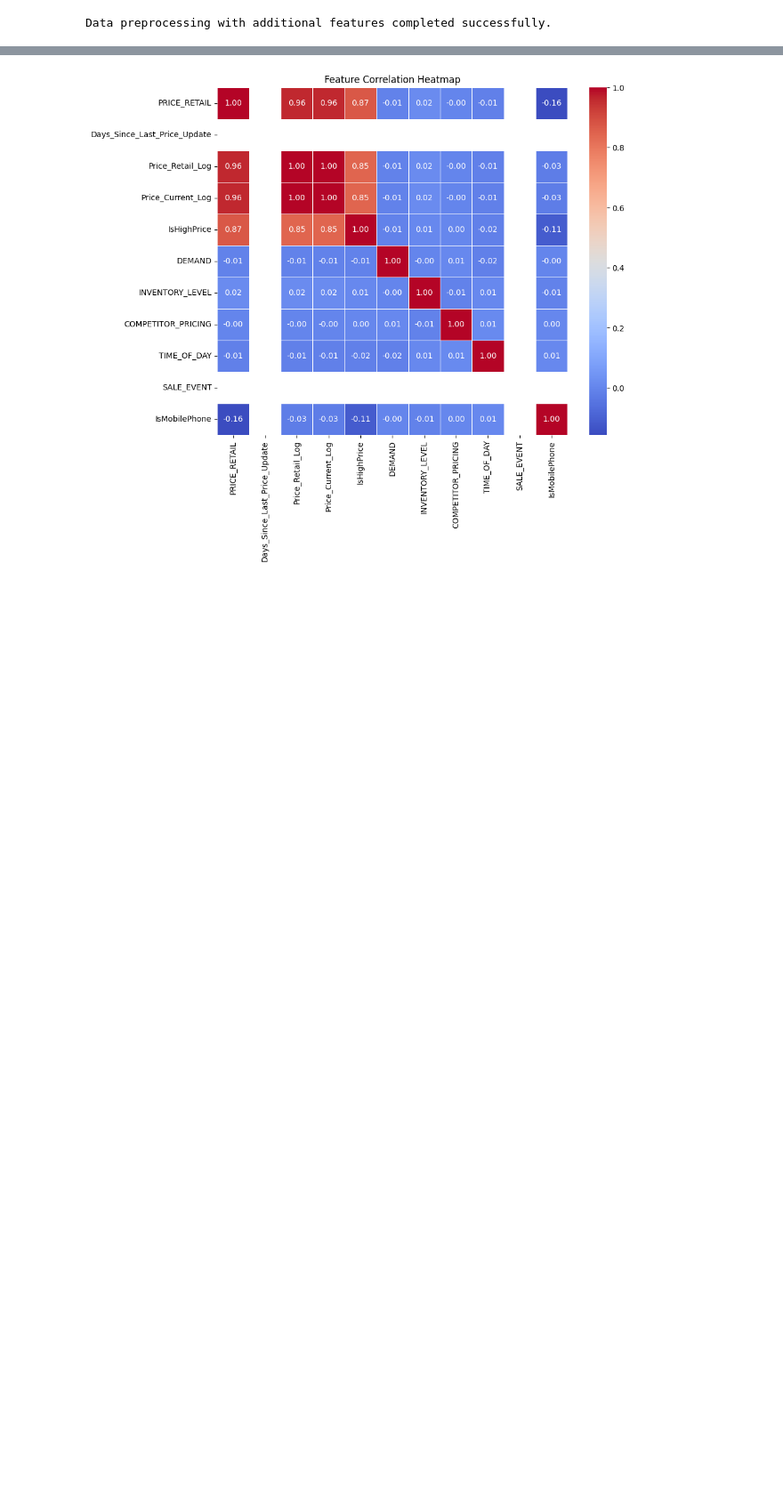
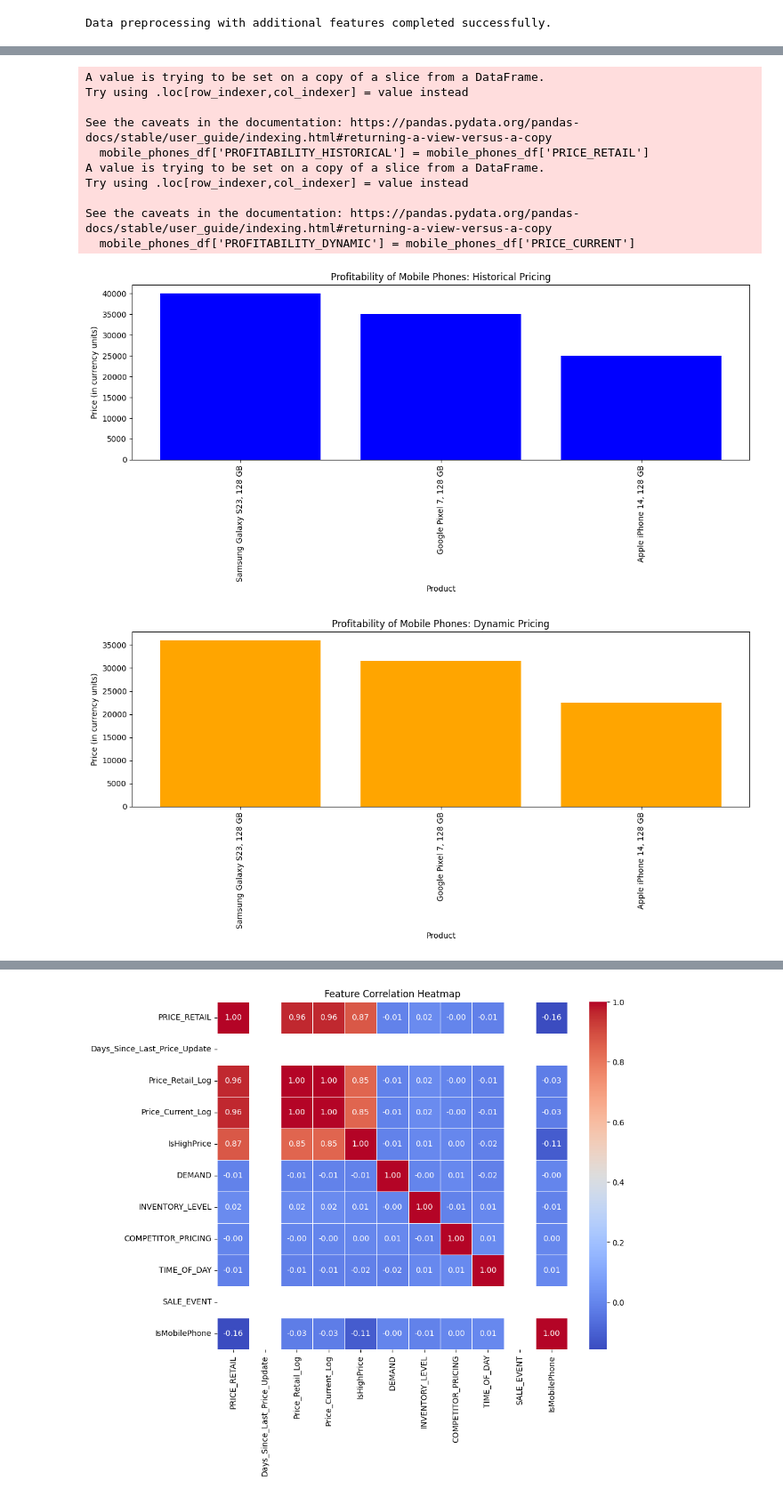
Before and after one commit to sundeepmuddana/DEVCODEEDUR, a Jupyter notebook: sundeepdhamodhar.ipynb, the cells around one changed output, grey strips where cells are left out. Shown at 89% size. Cells and saved outputs as stored; diff of their text form; code cells hidden in the pictures; blank space fills up the shorter version.

```diff
--- a/sundeepdhamodhar.ipynb
+++ b/sundeepdhamodhar.ipynb
@@ -290,0 +261,55 @@ fig2.show()
+# %%
+import pandas as pd
+import matplotlib.pyplot as plt
+
+# Load the generated CSV file
+df = pd.read_csv('retail_large_sample_data_with_features.csv')
+
+# Convert 'RunDate' to datetime
+df['RunDate'] = pd.to_datetime(df['RunDate'])
+
+# Apply a 10% discount during the SALE_EVENT
+df.loc[df['SALE_EVENT'] == 'Festive Offer', 'PRICE_CURRENT'] *= 0.9
+
+# Apply an additional 10% discount on Saturdays
+df.loc[df['DAY_OF_WEEK'] == 'Saturday', 'PRICE_CURRENT'] *= 0.9
+
+# Filter data for the 'Mobile Phones' category
+mobile_phones_df = df[df['CATEGORY'] == 'Mobile Phones']
+
+# Calculate profitability as the difference between PRICE_RETAIL and PRICE_CURRENT
+mobile_phones_df['PROFITABILITY_HISTORICAL'] = mobile_phones_df['PRICE_RETAIL']
+mobile_phones_df['PROFITABILITY_DYNAMIC'] = mobile_phones_df['PRICE_CURRENT']
+
+# Plotting Profitability Comparison: Historical Pricing
+plt.figure(figsize=(12, 6))
+plt.bar(mobile_phones_df['PRODUCT_NAME'], mobile_phones_df['PROFITABILITY_HISTORICAL'], color='blue', alpha=0.6)
+plt.title('Profitability of Mobile Phones: Historical Pricing')
+plt.xlabel('Product')
+plt.ylabel('Price (in currency units)')
+plt.xticks(rotation=90)
+plt.tight_layout()
+plt.show()
+
+# Plotting Profitability Comparison: Dynamic Pricing
+plt.figure(figsize=(12, 6))
+plt.bar(mobile_phones_df['PRODUCT_NAME'], mobile_phones_df['PROFITABILITY_DYNAMIC'], color='orange', alpha=0.6)
+plt.title('Profitability of Mobile Phones: Dynamic Pricing')
+plt.xlabel('Product')
+plt.ylabel('Price (in currency units)')
+plt.xticks(rotation=90)
+plt.tight_layout()
+plt.show()
+# %% [output]
+A value is trying to be set on a copy of a slice from a DataFrame.
+Try using .loc[row_indexer,col_indexer] = value instead
+
+See the caveats in the documentation: https://pandas.pydata.org/pandas-docs/stable/user_guide/indexing.html#returning-a-view-versus-a-copy
+  mobile_phones_df['PROFITABILITY_HISTORICAL'] = mobile_phones_df['PRICE_RETAIL']
+A value is trying to be set on a copy of a slice from a DataFrame.
+Try using .loc[row_indexer,col_indexer] = value instead
+
+See the caveats in the documentation: https://pandas.pydata.org/pandas-docs/stable/user_guide/indexing.html#returning-a-view-versus-a-copy
+  mobile_phones_df['PROFITABILITY_DYNAMIC'] = mobile_phones_df['PRICE_CURRENT']
+[figure, added]
+[figure, added]
```
Also changed, not shown: parts of 11 cells of this notebook.
